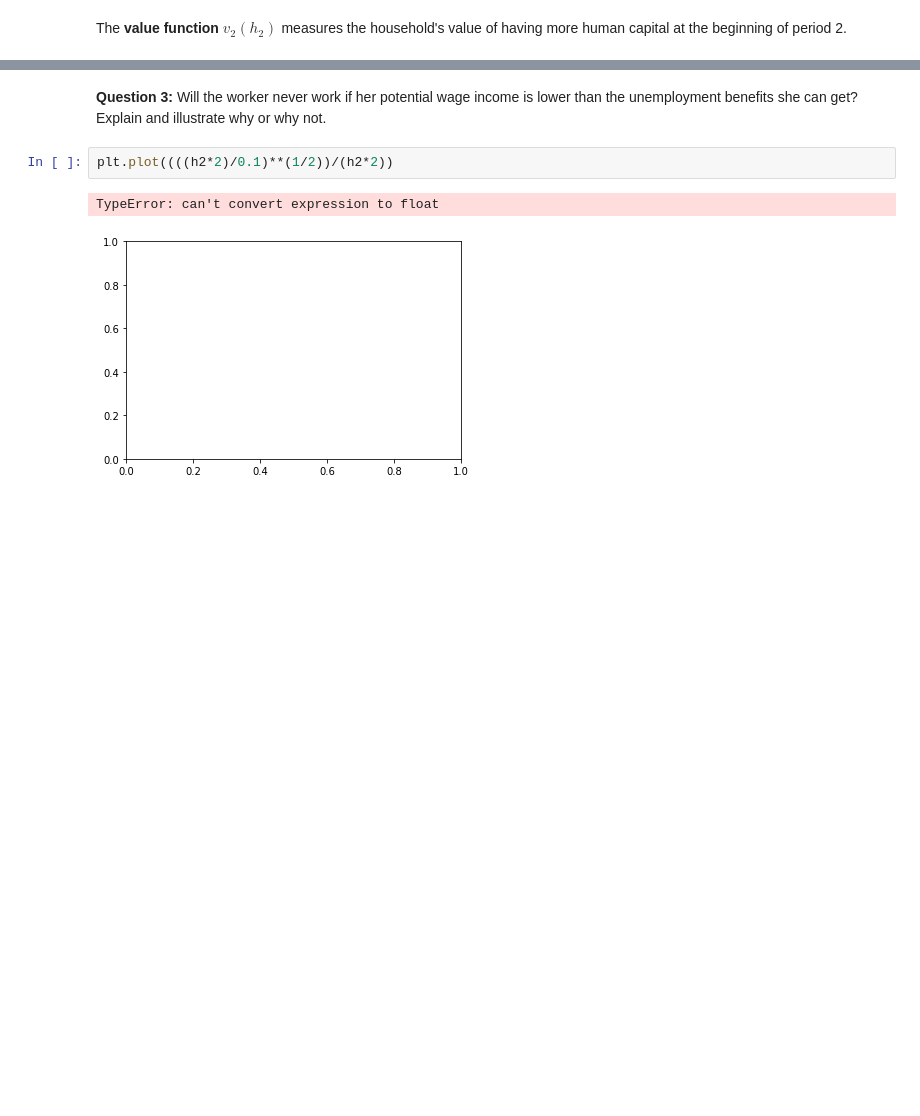
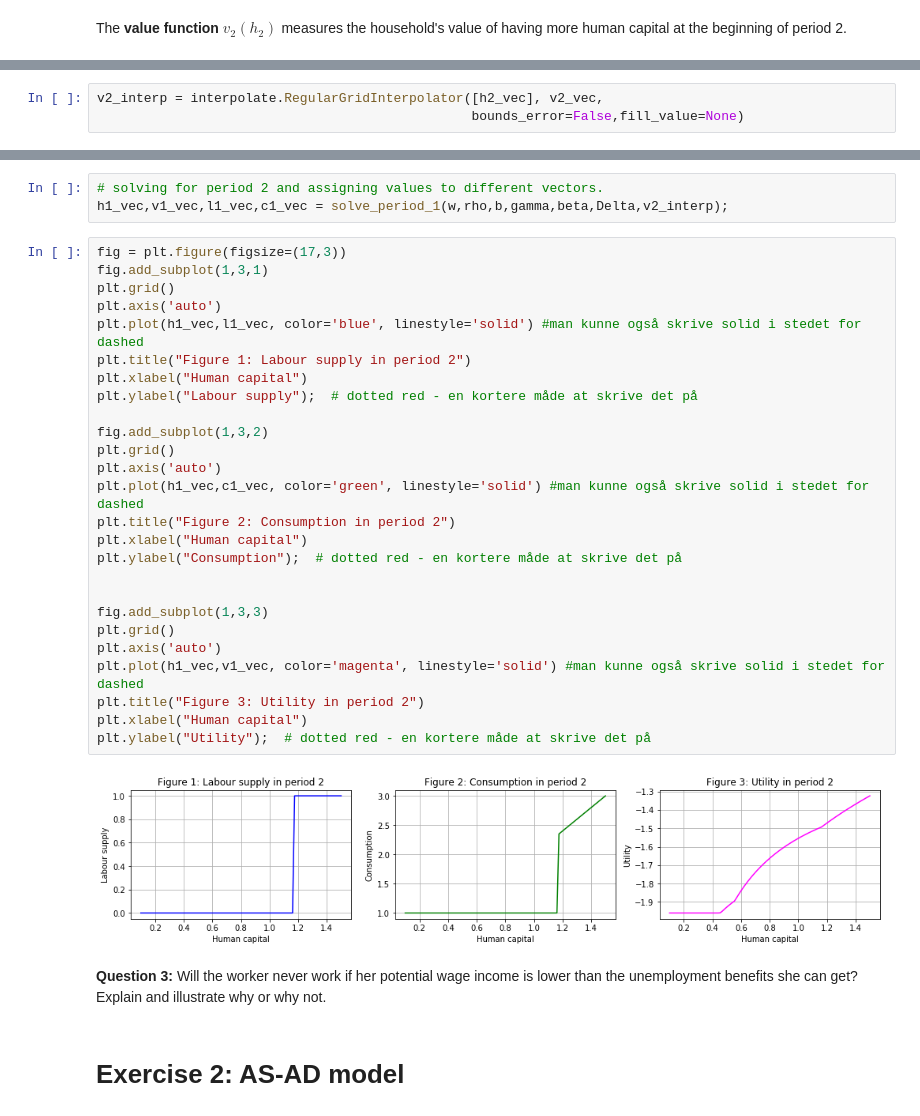
Before and after one commit to NumEconCopenhagen/projects-2019-ccl, a Jupyter notebook: examproject/examproject.ipynb, the cells around one changed output, grey strips where cells are left out. Cells and saved outputs as stored; diff of their text form; blank space fills up the shorter version.

```diff
--- a/examproject/examproject.ipynb
+++ b/examproject/examproject.ipynb
@@ -207,0 +158,3 @@ widgets.interact(maxl2_dia,
+# %%
+v2_interp = interpolate.RegularGridInterpolator([h2_vec], v2_vec,
+                                                bounds_error=False,fill_value=None)
@@ -208,7 +221,35 @@ widgets.interact(maxl2_dia,
+# %%
+# solving for period 2 and assigning values to different vectors.
+h1_vec,v1_vec,l1_vec,c1_vec = solve_period_1(w,rho,b,gamma,beta,Delta,v2_interp);
+# %%
+fig = plt.figure(figsize=(17,3))
+fig.add_subplot(1,3,1)
+plt.grid()
+plt.axis('auto')
+plt.plot(h1_vec,l1_vec, color='blue', linestyle='solid') #man kunne også skrive solid i stedet for dashed
+plt.title("Figure 1: Labour supply in period 2")
+plt.xlabel("Human capital")
+plt.ylabel("Labour supply");  # dotted red - en kortere måde at skrive det på
+
+fig.add_subplot(1,3,2)
+plt.grid()
+plt.axis('auto')
+plt.plot(h1_vec,c1_vec, color='green', linestyle='solid') #man kunne også skrive solid i stedet for dashed
+plt.title("Figure 2: Consumption in period 2")
+plt.xlabel("Human capital")
+plt.ylabel("Consumption");  # dotted red - en kortere måde at skrive det på
+
+
+fig.add_subplot(1,3,3)
+plt.grid()
+plt.axis('auto')
+plt.plot(h1_vec,v1_vec, color='magenta', linestyle='solid') #man kunne også skrive solid i stedet for dashed
+plt.title("Figure 3: Utility in period 2")
+plt.xlabel("Human capital")
+plt.ylabel("Utility");  # dotted red - en kortere måde at skrive det på
+# %% [output]
+[figure, added]
 # %% [markdown]
 **Question 3:** Will the worker never work if her potential wage income is lower than the unemployment benefits she can get? Explain and illustrate why or why not.
-# %%
-plt.plot((((h2*2)/0.1)**(1/2))/(h2*2))
-# %% [output]
-TypeError: can't convert expression to float
-[figure, removed]
+# %% [markdown]
+# Exercise 2: AS-AD model
```
Also changed, not shown: parts of 27 cells of this notebook.
